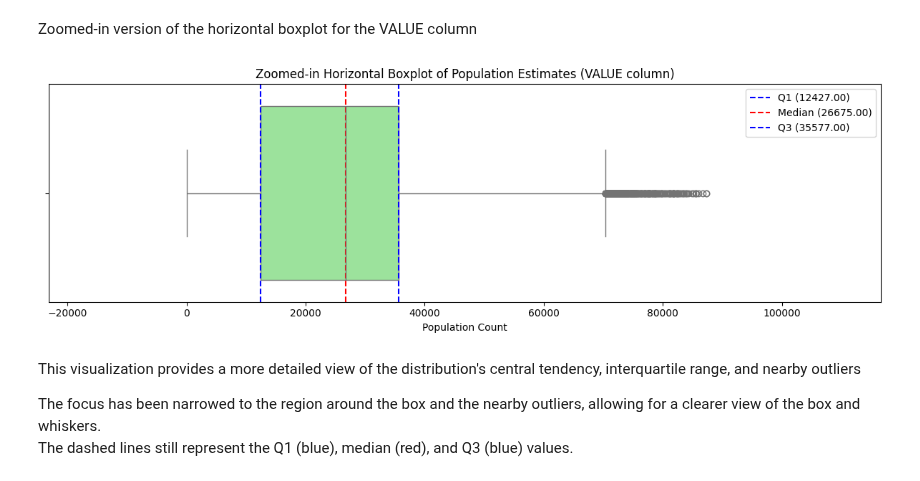
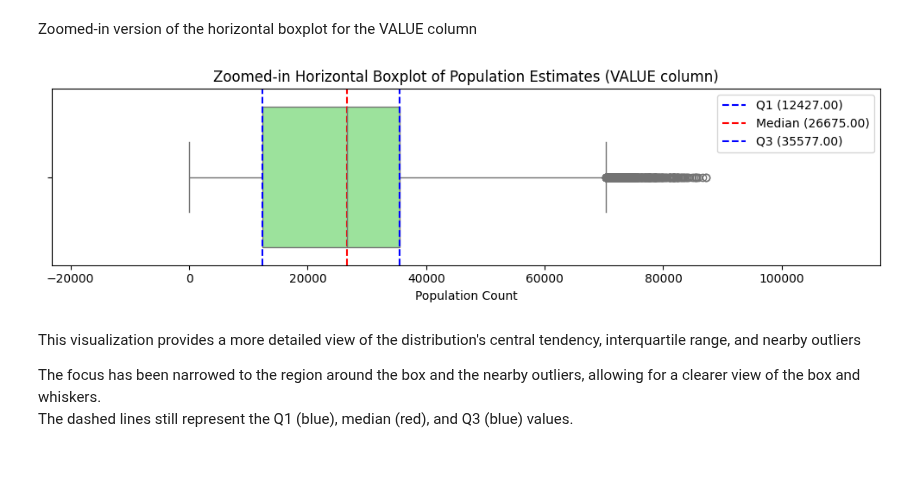
Before and after one commit to Ivkoto/DataAnalyticsMachineLearning, a Jupyter notebook: Data_Preparation/CA1_V6_1_refactored.ipynb, the cells around one changed output. Drawn from its saved outputs; the diff is of its cells as text; code cells hidden in the pictures.

```diff
--- a/Data_Preparation/CA1_V6_1_refactored.ipynb
+++ b/Data_Preparation/CA1_V6_1_refactored.ipynb
@@ -510,21 +510,21 @@ plt.show()
 # %% [markdown]
 Zoomed-in version of the horizontal boxplot for the VALUE column
 # %%
-plt.figure(figsize=(12, 4))
+plt.figure(figsize=(10, 3))
 sns.boxplot(x=population_df['VALUE'], color="lightgreen", orient="h")
 plt.xlim([population_df['VALUE'].min() - population_IQR, pop_upper_bound + 2 * population_IQR])
 
 plt.axvline(x=population_Q1, color='blue', linestyle='--', label=f"Q1 ({population_Q1:.2f})")
 plt.axvline(x=population_df['VALUE'].median(), color='red', linestyle='--', label=f"Median ({population_df['VALUE'].median():.2f})")
 plt.axvline(x=population_Q3, color='blue', linestyle='--', label=f"Q3 ({population_Q3:.2f})")
 
 plt.title("Zoomed-in Horizontal Boxplot of Population Estimates (VALUE column)")
 plt.xlabel("Population Count")
 plt.legend()
 plt.tight_layout()
 plt.show()
 # %% [output]
-[figure, old version]
+[figure, new version]
 # %% [markdown]
 This visualization provides a more detailed view of the distribution's central tendency, interquartile range, and nearby outliers
 
```
Also changed, not shown: parts of 15 cells of this notebook.
